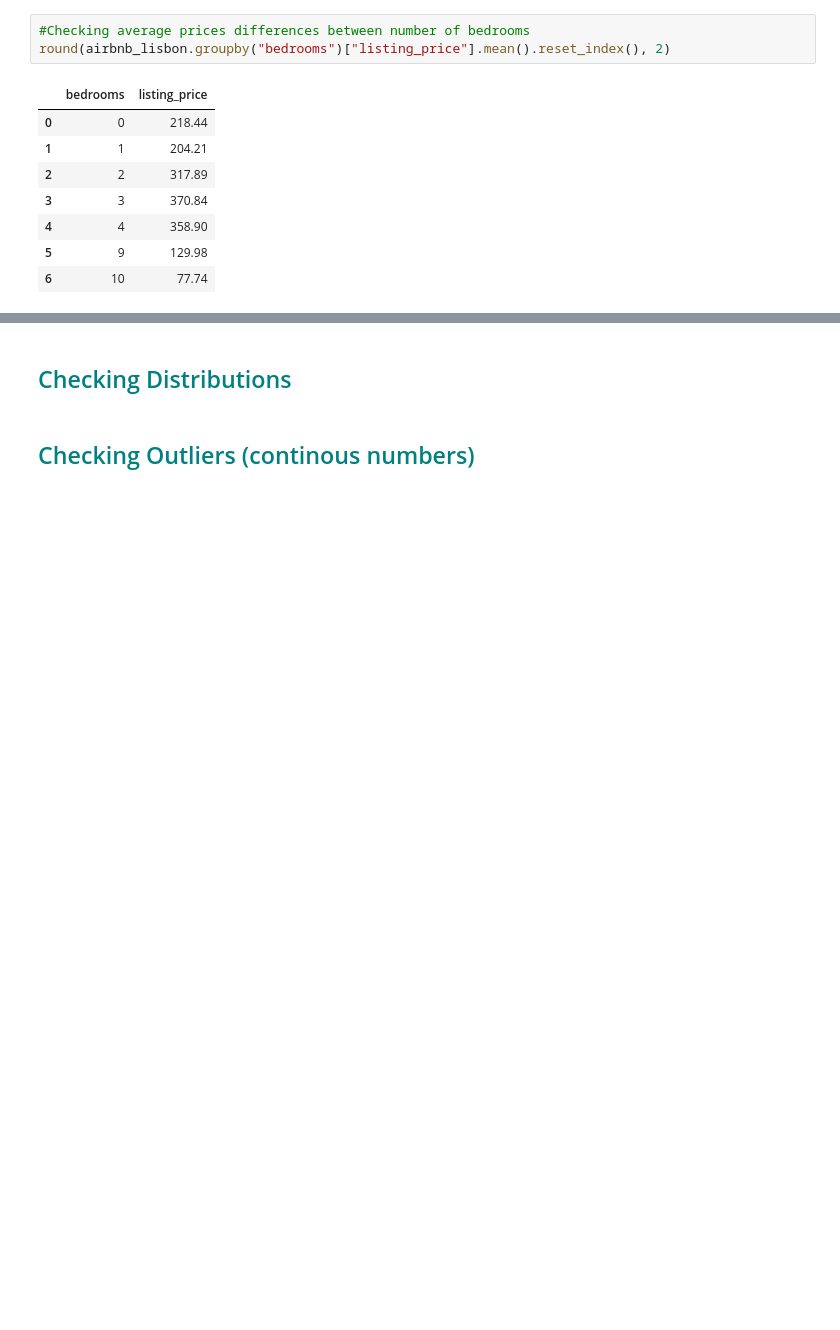
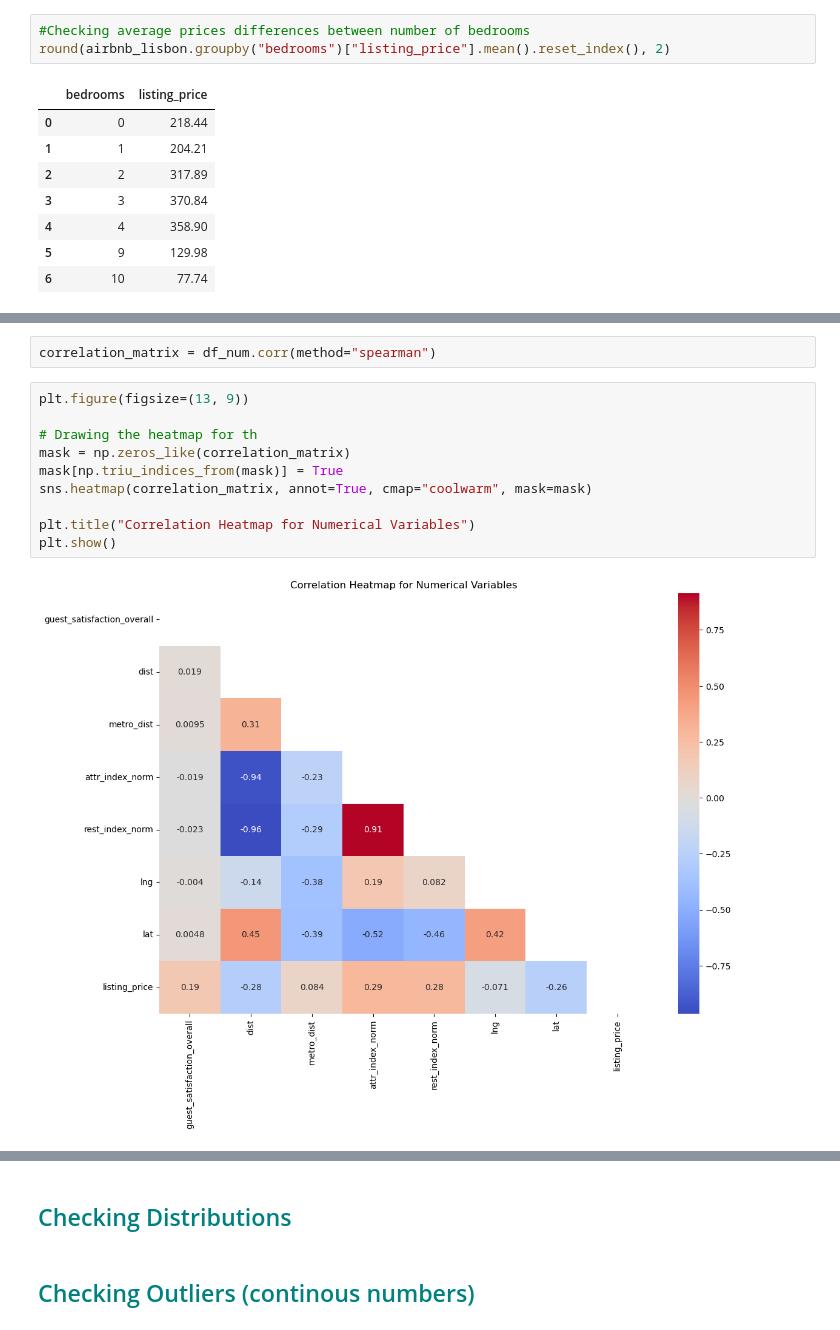
Before and after one commit to GGranja12/Airbnb-Lisbon-Data-overview, a Jupyter notebook: Airbnb_Lisbon.ipynb, the cells around one changed output, grey strips where cells are left out. Saved outputs shown, nothing was run; the diff lists cells and outputs as text; blank space fills up the shorter version.

```diff
--- a/Airbnb_Lisbon.ipynb
+++ b/Airbnb_Lisbon.ipynb
@@ -471,0 +540,14 @@ round(airbnb_lisbon.groupby("bedrooms")["listing_price"].mean().reset_index(), 2
+# %%
+correlation_matrix = df_num.corr(method="spearman")
+# %%
+plt.figure(figsize=(13, 9))
+
+# Drawing the heatmap for th
+mask = np.zeros_like(correlation_matrix)
+mask[np.triu_indices_from(mask)] = True
+sns.heatmap(correlation_matrix, annot=True, cmap="coolwarm", mask=mask)
+
+plt.title("Correlation Heatmap for Numerical Variables")
+plt.show()
+# %% [output]
+[figure, added]
```
Also changed, not shown: parts of 24 cells of this notebook.
